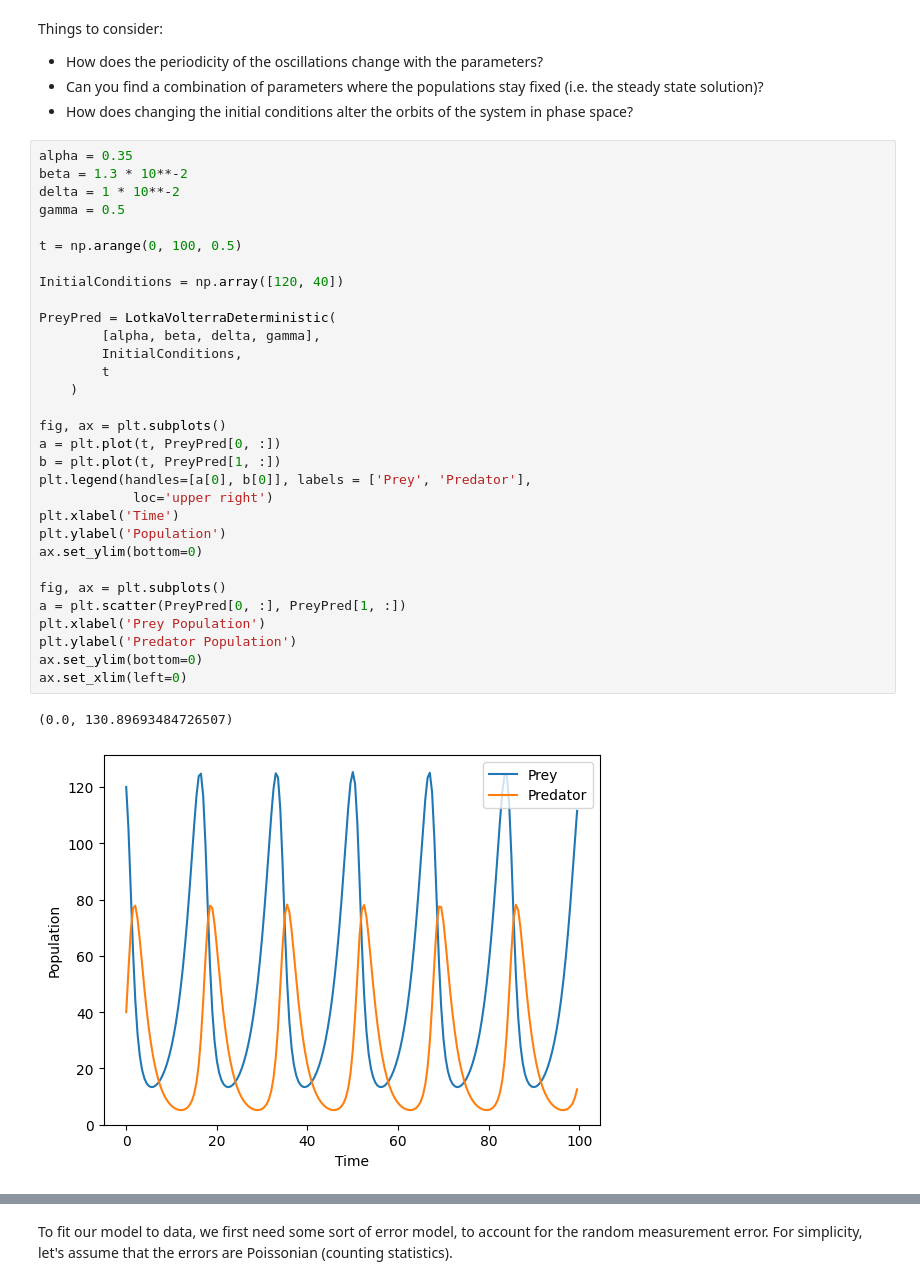
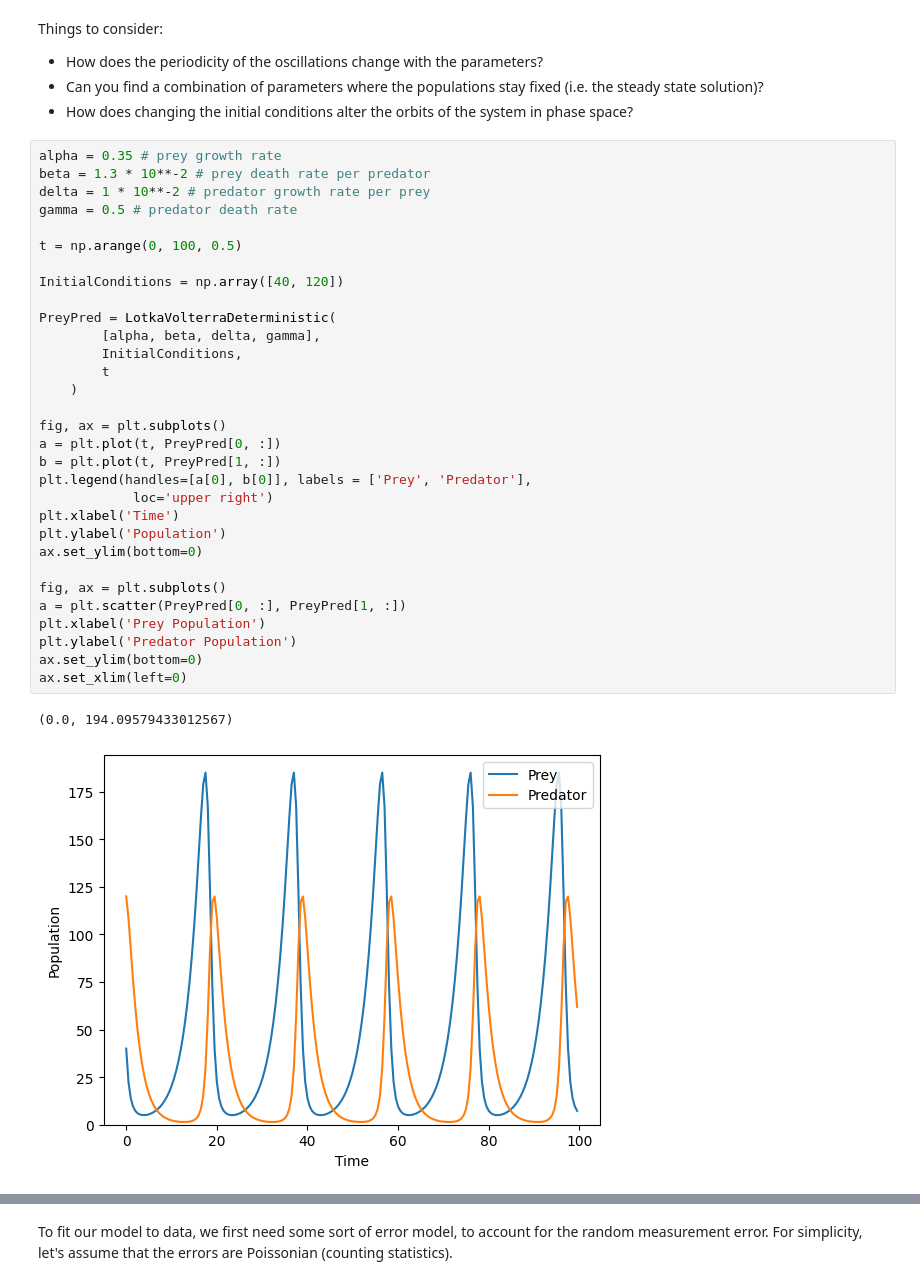
Before and after one commit to achanbour/ccmi-cdt-data-driven-modelling, a Jupyter notebook: 1_ABC.ipynb, the cells around one changed output, grey strips where cells are left out. Cells and saved outputs as stored; diff of their text form.

```diff
--- a/1_ABC.ipynb
+++ b/1_ABC.ipynb
@@ -115,36 +115,36 @@ Things to consider:
 - Can you find a combination of parameters where the populations stay fixed (i.e. the steady state solution)?
 - How does changing the initial conditions alter the orbits of the system in phase space?
 # %%
-alpha = 0.35
-beta = 1.3 * 10**-2
-delta = 1 * 10**-2
-gamma = 0.5
+alpha = 0.35 # prey growth rate
+beta = 1.3 * 10**-2 # prey death rate per predator
+delta = 1 * 10**-2 # predator growth rate per prey
+gamma = 0.5 # predator death rate
 
 t = np.arange(0, 100, 0.5)
 
-InitialConditions = np.array([120, 40])
+InitialConditions = np.array([40, 120])
 
 PreyPred = LotkaVolterraDeterministic(
         [alpha, beta, delta, gamma],
         InitialConditions,
         t
     )
 
 fig, ax = plt.subplots()
 a = plt.plot(t, PreyPred[0, :])
 b = plt.plot(t, PreyPred[1, :])
 plt.legend(handles=[a[0], b[0]], labels = ['Prey', 'Predator'],
             loc='upper right')
 plt.xlabel('Time')
 plt.ylabel('Population')
 ax.set_ylim(bottom=0)
 
 fig, ax = plt.subplots()
 a = plt.scatter(PreyPred[0, :], PreyPred[1, :])
 plt.xlabel('Prey Population')
 plt.ylabel('Predator Population')
 ax.set_ylim(bottom=0)
 ax.set_xlim(left=0)
 # %% [output]
-(0.0, 130.89693484726507)
+(0.0, 194.09579433012567)
-[figure, old version]
+[figure, new version]
```
Also changed, not shown: parts of 3 cells of this notebook.
